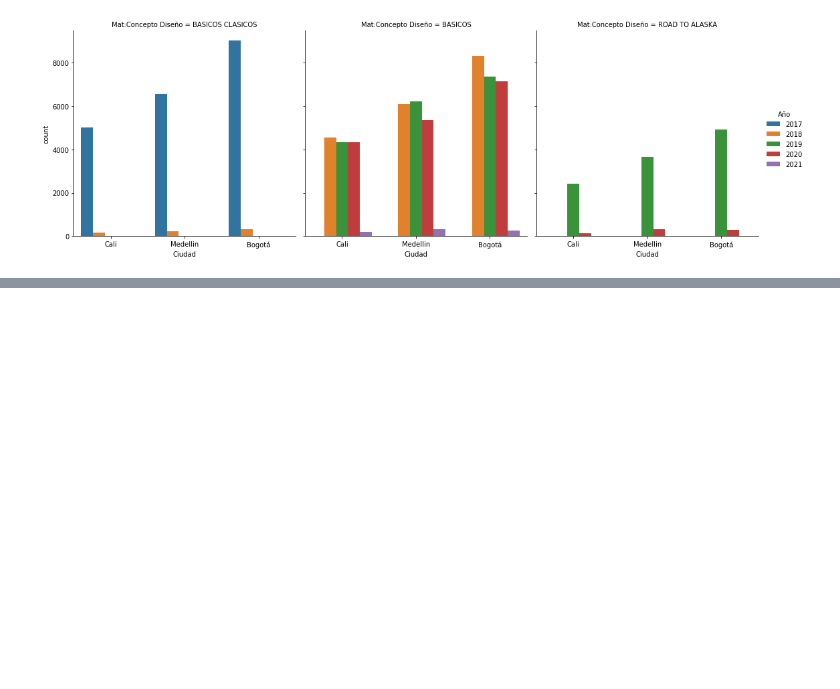
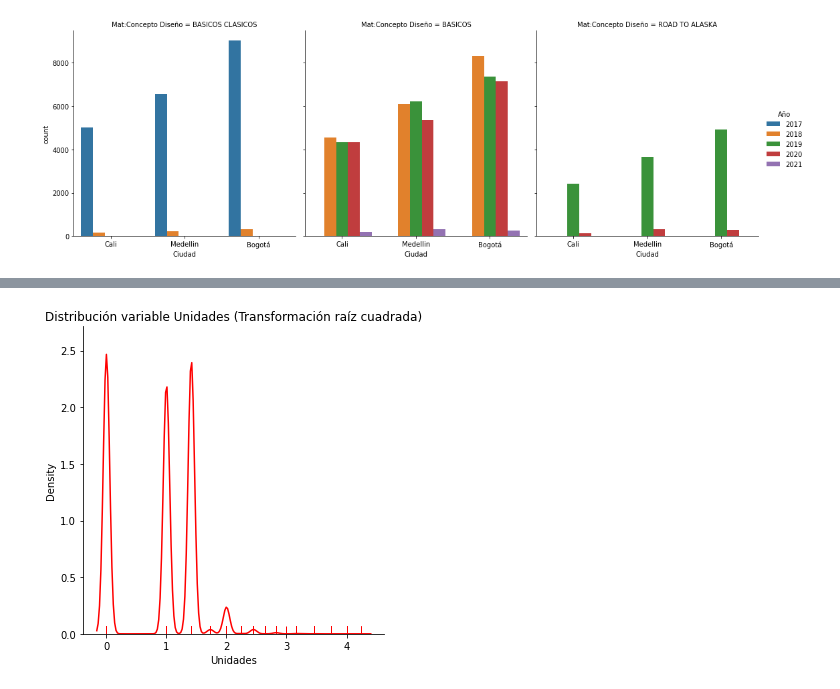
Before and after one commit to Eduarmma19/prueba_tecnica, a Jupyter notebook: Prueba_tecnica.ipynb, the cells around one changed output, grey strips where cells are left out. Cells and saved outputs as stored; diff of their text form; code cells hidden in the pictures; blank space fills up the shorter version.

```diff
--- a/Prueba_tecnica.ipynb
+++ b/Prueba_tecnica.ipynb
@@ -284,0 +337,6 @@ Que conclusiones podemos sacar de esto:
+# %%
+sns.displot(np.sqrt(df_productos.Unidades), rug = True,color = 'red', kind = "kde")
+plt.title("Distribución variable Unidades (Transformación raíz cuadrada)")
+plt.show()
+# %% [output]
+[figure, added]
```
Also changed, not shown: parts of 49 cells of this notebook.
